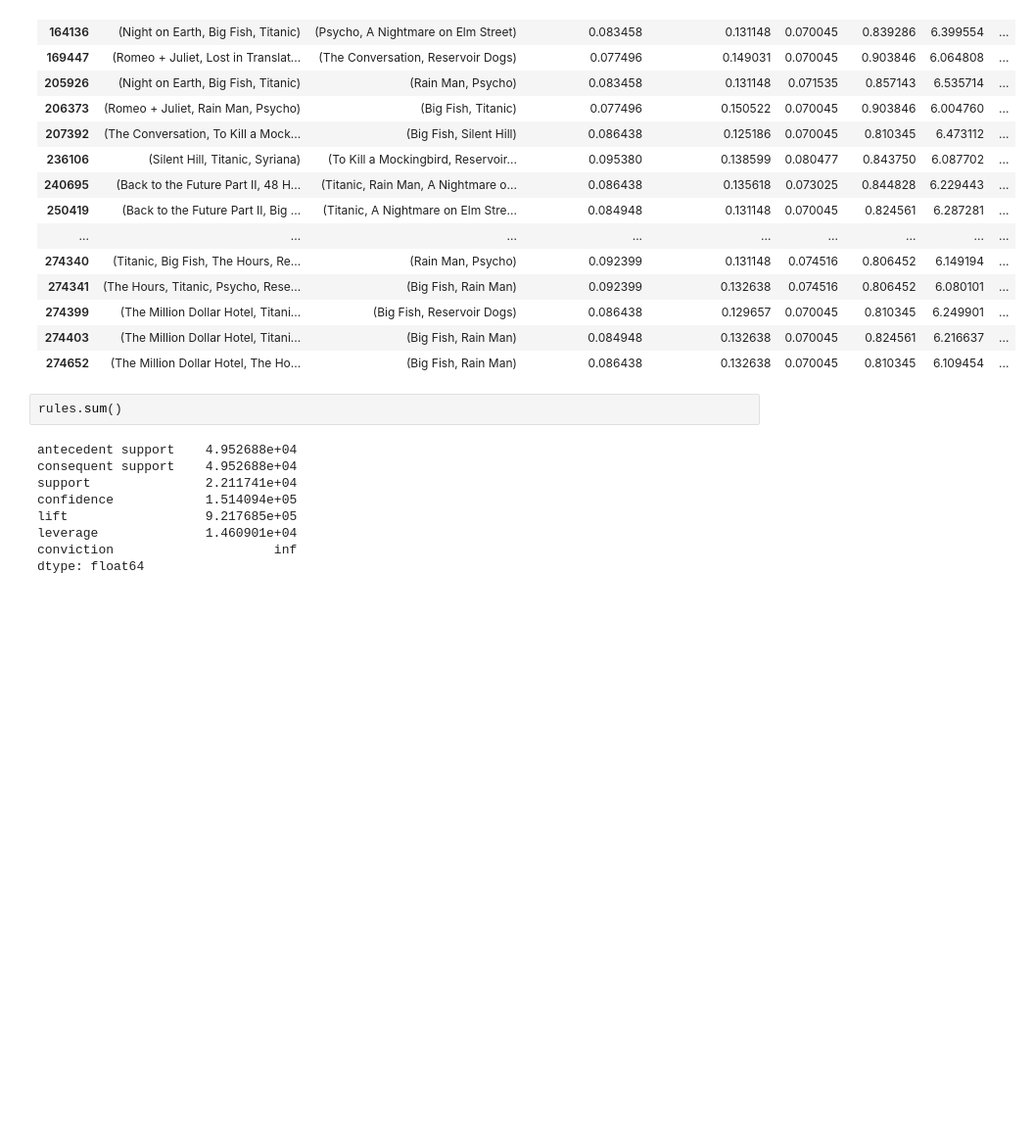
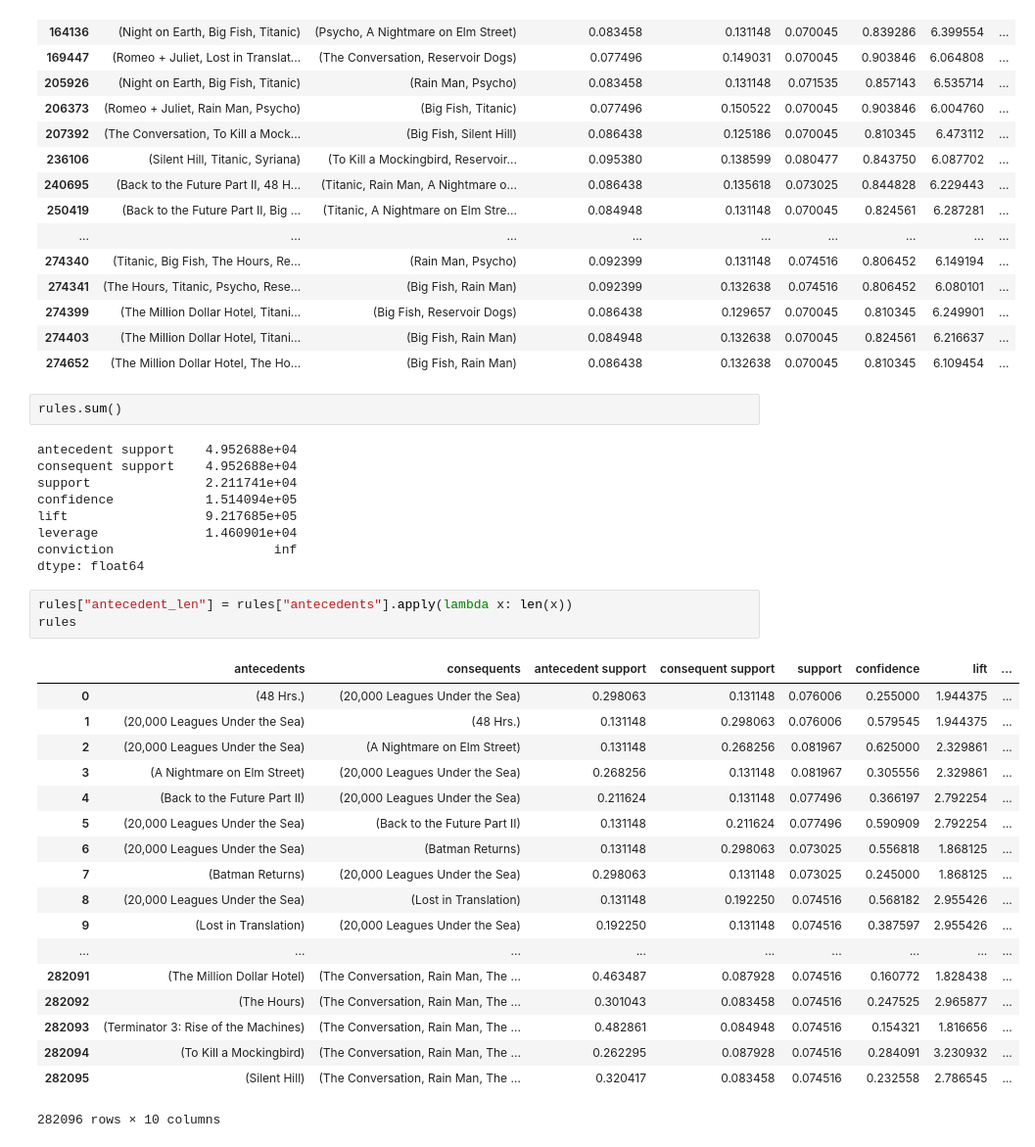
Before and after one commit to vkrit/fundamental-data-science-python, a Jupyter notebook: Workshop#11.ipynb, the cells around one changed output. Shown at 98% size. Cells and saved outputs as stored; diff of their text form; blank space fills up the shorter version.

```diff
--- a/Workshop#11.ipynb
+++ b/Workshop#11.ipynb
@@ -125,3 +125,25 @@ lift                  9.217685e+05
 leverage              1.460901e+04
 conviction                     inf
 dtype: float64
+# %%
+rules["antecedent_len"] = rules["antecedents"].apply(lambda x: len(x))
+rules
+# %% [output]
+|  | antecedents | consequents | antecedent support | consequent support | support | confidence | lift | ... |
+| 0 | (48 Hrs.) | (20,000 Leagues Under the Sea) | 0.298063 | 0.131148 | 0.076006 | 0.255000 | 1.944375 | ... |
+| 1 | (20,000 Leagues Under the Sea) | (48 Hrs.) | 0.131148 | 0.298063 | 0.076006 | 0.579545 | 1.944375 | ... |
+| 2 | (20,000 Leagues Under the Sea) | (A Nightmare on Elm Street) | 0.131148 | 0.268256 | 0.081967 | 0.625000 | 2.329861 | ... |
+| 3 | (A Nightmare on Elm Street) | (20,000 Leagues Under the Sea) | 0.268256 | 0.131148 | 0.081967 | 0.305556 | 2.329861 | ... |
+| 4 | (Back to the Future Part II) | (20,000 Leagues Under the Sea) | 0.211624 | 0.131148 | 0.077496 | 0.366197 | 2.792254 | ... |
+| 5 | (20,000 Leagues Under the Sea) | (Back to the Future Part II) | 0.131148 | 0.211624 | 0.077496 | 0.590909 | 2.792254 | ... |
+| 6 | (20,000 Leagues Under the Sea) | (Batman Returns) | 0.131148 | 0.298063 | 0.073025 | 0.556818 | 1.868125 | ... |
+| 7 | (Batman Returns) | (20,000 Leagues Under the Sea) | 0.298063 | 0.131148 | 0.073025 | 0.245000 | 1.868125 | ... |
+| 8 | (20,000 Leagues Under the Sea) | (Lost in Translation) | 0.131148 | 0.192250 | 0.074516 | 0.568182 | 2.955426 | ... |
+| 9 | (Lost in Translation) | (20,000 Leagues Under the Sea) | 0.192250 | 0.131148 | 0.074516 | 0.387597 | 2.955426 | ... |
+| ... | ... | ... | ... | ... | ... | ... | ... | ... |
+| 282091 | (The Million Dollar Hotel) | (The Conversation, Rain Man, The ... | 0.463487 | 0.087928 | 0.074516 | 0.160772 | 1.828438 | ... |
+| 282092 | (The Hours) | (The Conversation, Rain Man, The ... | 0.301043 | 0.083458 | 0.074516 | 0.247525 | 2.965877 | ... |
+| 282093 | (Terminator 3: Rise of the Machines) | (The Conversation, Rain Man, The ... | 0.482861 | 0.084948 | 0.074516 | 0.154321 | 1.816656 | ... |
+| 282094 | (To Kill a Mockingbird) | (The Conversation, Rain Man, The ... | 0.262295 | 0.087928 | 0.074516 | 0.284091 | 3.230932 | ... |
+| 282095 | (Silent Hill) | (The Conversation, Rain Man, The ... | 0.320417 | 0.083458 | 0.074516 | 0.232558 | 2.786545 | ... |
+282096 rows × 10 columns
```
Also changed, not shown: parts of 3 cells of this notebook.
